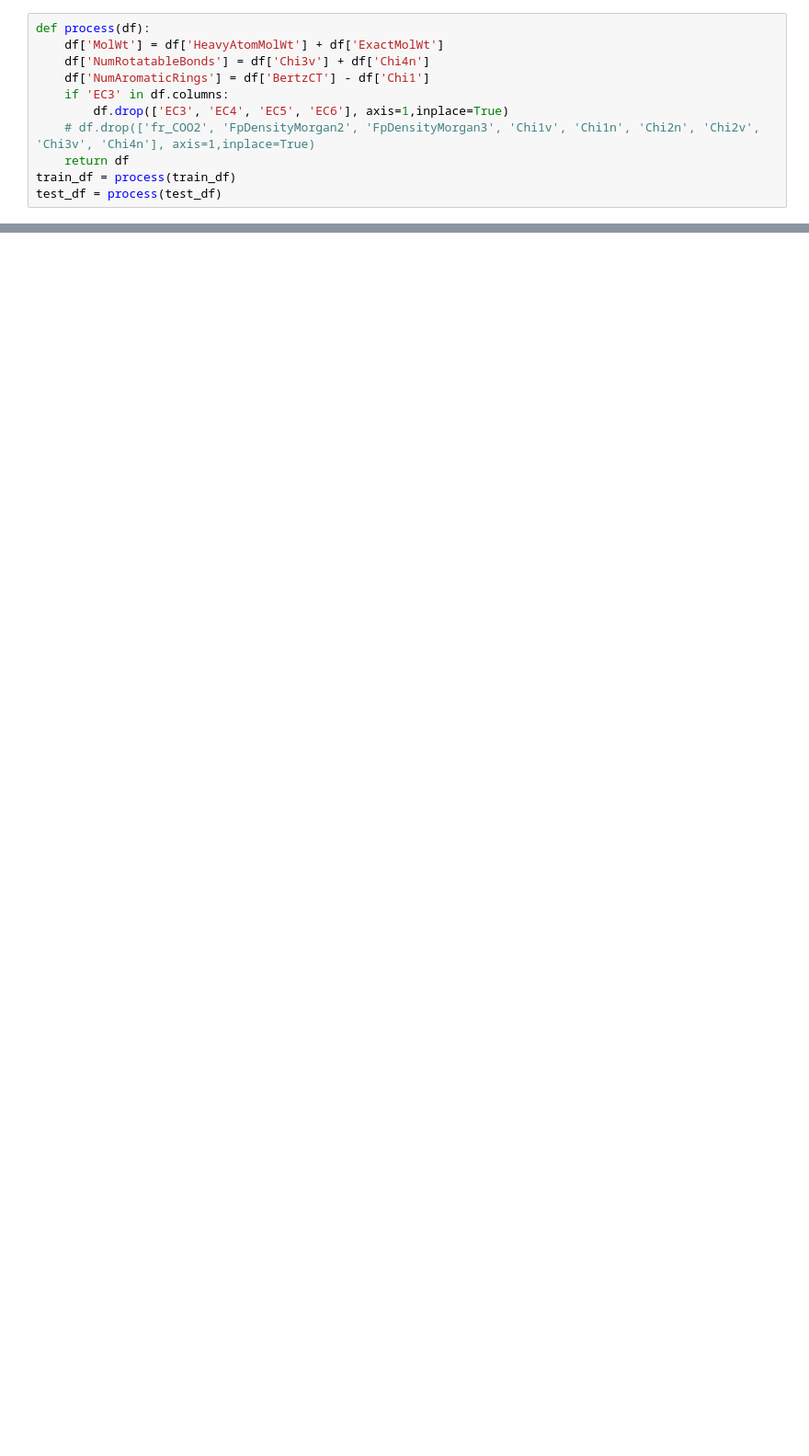
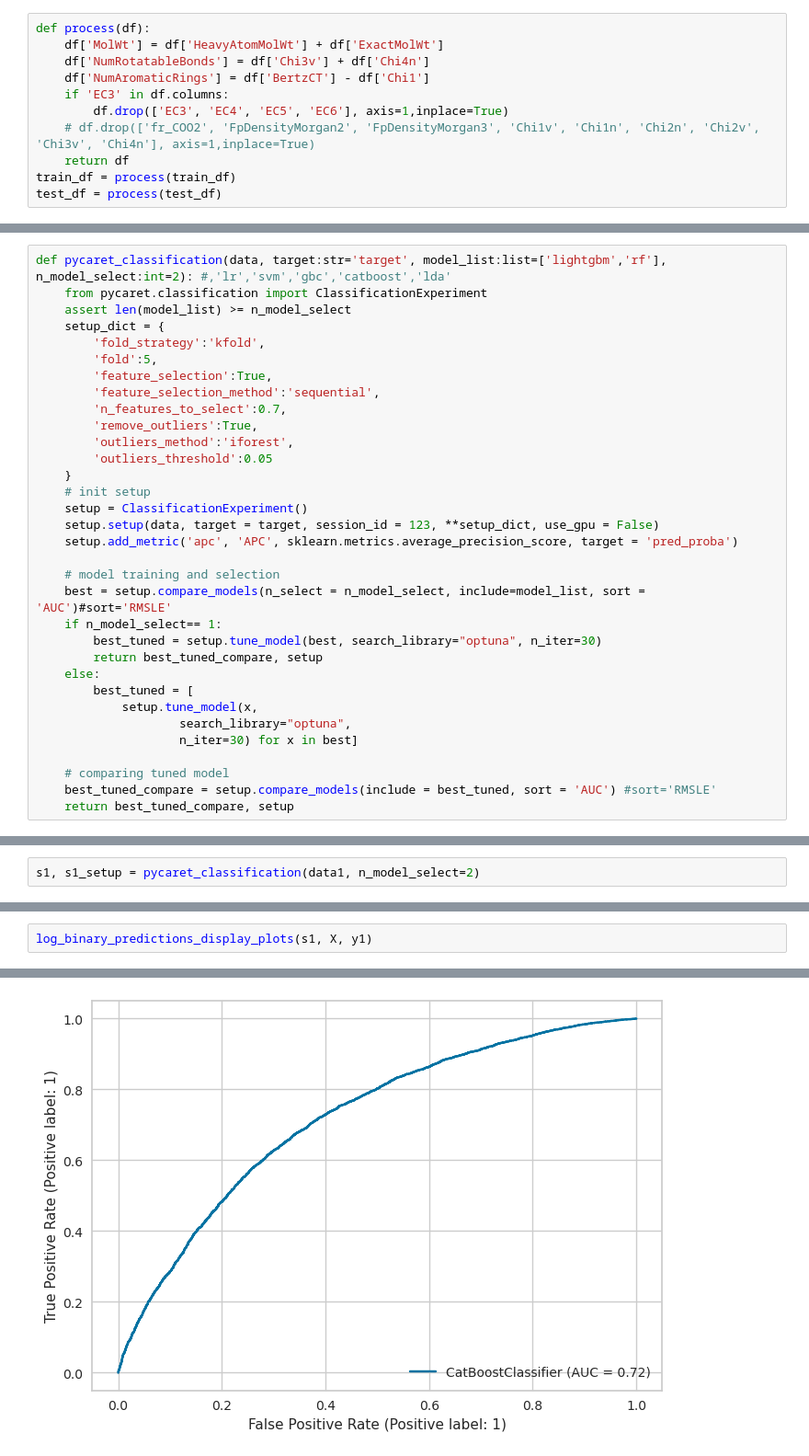
Before and after one commit to minghao51/vscode_micromamba, a Jupyter notebook: kaggle/pycaret/playground_s3e18.ipynb, the cells around one changed output, grey strips where cells are left out. Shown at 92% size. Saved outputs shown, nothing was run; the diff lists cells and outputs as text; blank space fills up the shorter version.

```diff
--- a/kaggle/pycaret/playground_s3e18.ipynb
+++ b/kaggle/pycaret/playground_s3e18.ipynb
@@ -57,0 +32,33 @@ Index(['id', 'BertzCT', 'Chi1', 'Chi1n', 'Chi1v', 'Chi2n', 'Chi2v', 'Chi3v',
+# %%
+def pycaret_classification(data, target:str='target', model_list:list=['lightgbm','rf'], n_model_select:int=2): #,'lr','svm','gbc','catboost','lda'
+    from pycaret.classification import ClassificationExperiment
+    assert len(model_list) >= n_model_select
+    setup_dict = {
+        'fold_strategy':'kfold',
+        'fold':5,
+        'feature_selection':True,
+        'feature_selection_method':'sequential',
+        'n_features_to_select':0.7,
+        'remove_outliers':True,
+        'outliers_method':'iforest',
+        'outliers_threshold':0.05
+    }
+    # init setup
+    setup = ClassificationExperiment()
+    setup.setup(data, target = target, session_id = 123, **setup_dict, use_gpu = False)
+    setup.add_metric('apc', 'APC', sklearn.metrics.average_precision_score, target = 'pred_proba')
+
+    # model training and selection
+    best = setup.compare_models(n_select = n_model_select, include=model_list, sort = 'AUC')#sort='RMSLE'
+    if n_model_select== 1:
+        best_tuned = setup.tune_model(best, search_library="optuna", n_iter=30)
+        return best_tuned_compare, setup
+    else:
+        best_tuned = [
+            setup.tune_model(x,
+                    search_library="optuna",
+                    n_iter=30) for x in best]
+
+    # comparing tuned model
+    best_tuned_compare = setup.compare_models(include = best_tuned, sort = 'AUC') #sort='RMSLE'
+    return best_tuned_compare, setup
@@ -57,0 +119,2 @@ Index(['id', 'BertzCT', 'Chi1', 'Chi1n', 'Chi1v', 'Chi2n', 'Chi2v', 'Chi3v',
+# %%
+s1, s1_setup = pycaret_classification(data1, n_model_select=2)
@@ -180,0 +275,3 @@ interactive(children=(ToggleButtons(description='Plot Type:', icons=('',), optio
+# %%
+log_binary_predictions_display_plots(s1, X, y1)
+# %% [output]
@@ -180,0 +298 @@ interactive(children=(ToggleButtons(description='Plot Type:', icons=('',), optio
+[figure, added]
```
Also changed, not shown: parts of 17 cells of this notebook.
